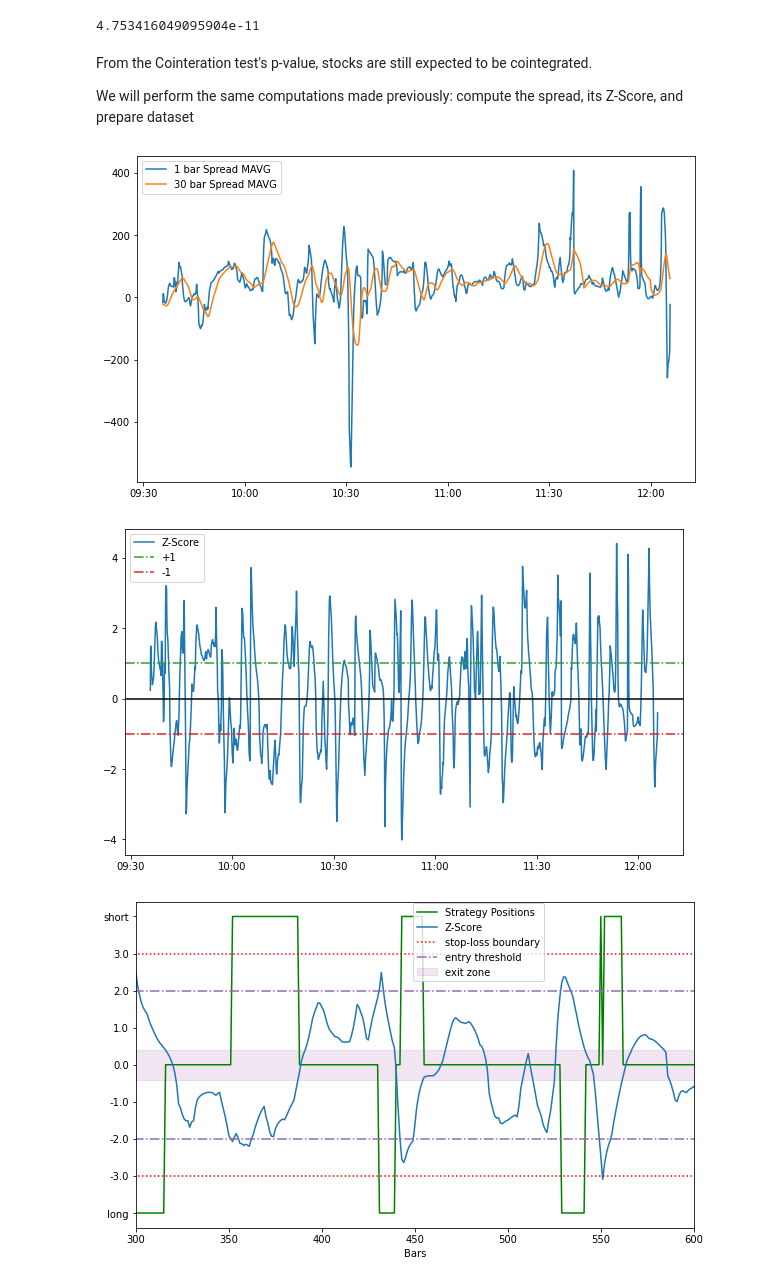
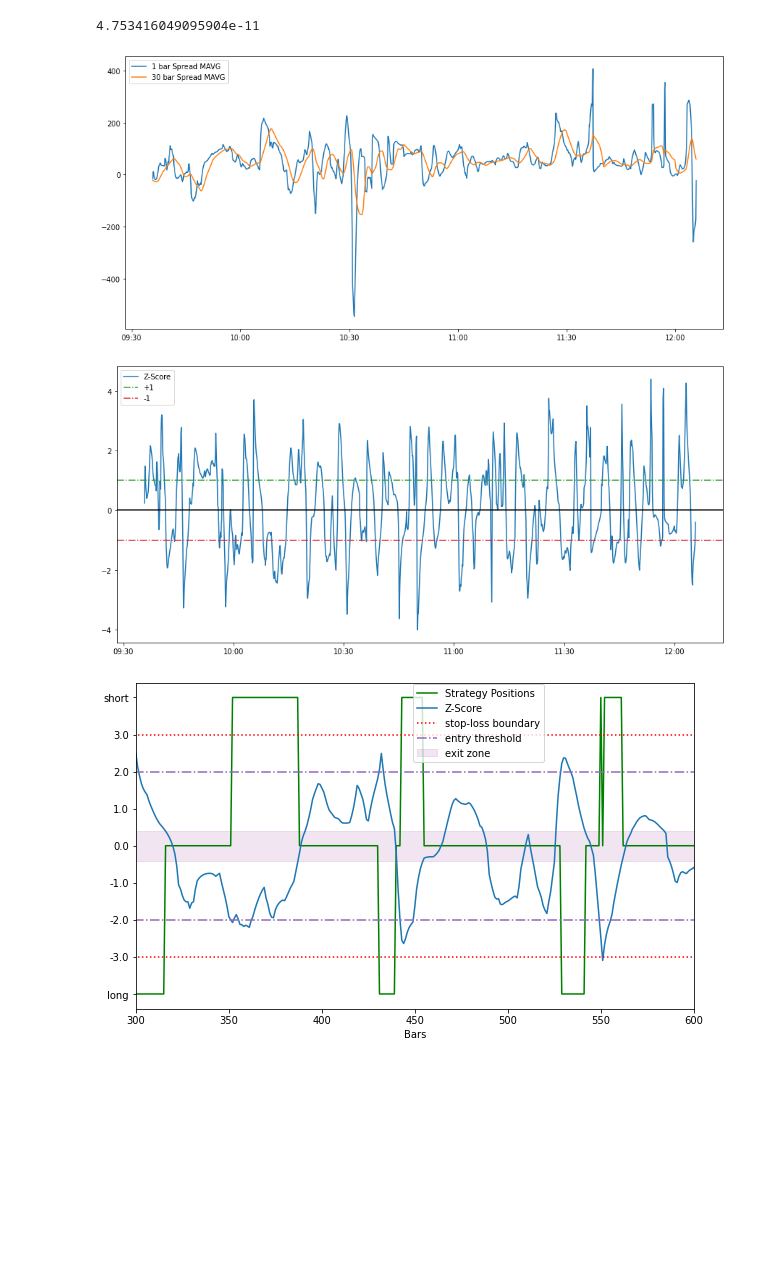
Before and after one commit to rdamatta/algorithmic-trading, a Jupyter notebook: Pairs_Trading_using_ML.ipynb, the cells around one changed output. Saved outputs shown, nothing was run; the diff lists cells and outputs as text; code cells hidden in the pictures; blank space fills up the shorter version.

```diff
--- a/Pairs_Trading_using_ML.ipynb
+++ b/Pairs_Trading_using_ML.ipynb
@@ -1241,33 +1235,29 @@ score, pvalue, _ = coint(S1b, S2b)
 pvalue
 # %% [output]
 4.753416049095904e-11
-# %% [markdown]
-From the Cointeration test's p-value, stocks are still expected to be cointegrated.
-
-We will perform the same computations made previously: compute the spread, its Z-Score, and prepare dataset
 # %%
 # Get the spread between the 2 stocks
 
 # Calculate rolling beta coefficient
 rollingb = ols.PandasRollingOLS(y=S1b, x=S2b, window=30)
 spreadb = S2b - rollingb.beta['feature1'] * S1b
 spreadb.name = 'spread'
 
 # Get the 1 day moving average of the price spread
 spread_mavg1b = spreadb.rolling(1).mean()
 spread_mavg1b.name = 'spread 1b mavg'
 
 # Get the 30 day moving average
 spread_mavg30b = spreadb.rolling(30).mean()
 spread_mavg30b.name = 'spread 30b mavg'
 
-fig, ax = plt.subplots(figsize=(10, 6))
+fig, ax = plt.subplots(figsize=(15, 7))
 ax.plot(spread_mavg1b[58:1558].index, spread_mavg1b[58:1558].values)
 ax.plot(spread_mavg30b[58:1558].index, spread_mavg30b[58:1558].values)
 ax.legend(['1 bar Spread MAVG', '30 bar Spread MAVG'])
 ax.xaxis.set_major_formatter(DateFormatter("%H:%M"))
 # %% [output]
-[figure, old version]
+[figure, new version]
 # %%
 # Take a rolling 30 day standard deviation
 std_30b = spreadb.rolling(30).std()
@@ -1278,7 +1268,7 @@ zscore_30_1b = (spread_mavg1b - spread_mavg30b)/std_30b
 zscore_30_1b.name = 'z-score'
 
 # Plot the results
-fig, ax = plt.subplots(figsize=(10,6))
+fig, ax = plt.subplots(figsize=(15,7))
 ax.plot(zscore_30_1b[58:1558].index,zscore_30_1b[58:1558].values,label='Z-Score')
 ax.axhline(0, color='black')
 ax.axhline(1, color='tab:green', linestyle='-.',label='+1',lw=1.5);
@@ -1286,7 +1276,7 @@ ax.axhline(-1, color='tab:red', linestyle='-.',label='-1',lw=1.5);
 ax.legend(loc=0)
 ax.xaxis.set_major_formatter(DateFormatter("%H:%M"))
 # %% [output]
-[figure, old version]
+[figure, new version]
 # %%
 #Implement trading strategy
 Xb, yb = prepare_dataset(zscore_30_1b)
```
Also changed, not shown: parts of 56 cells of this notebook.
